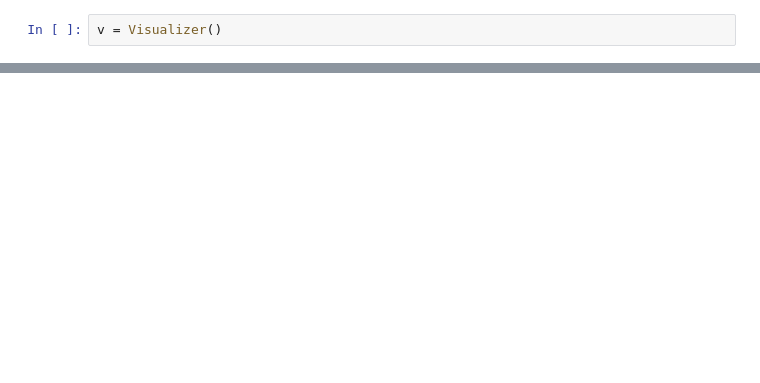
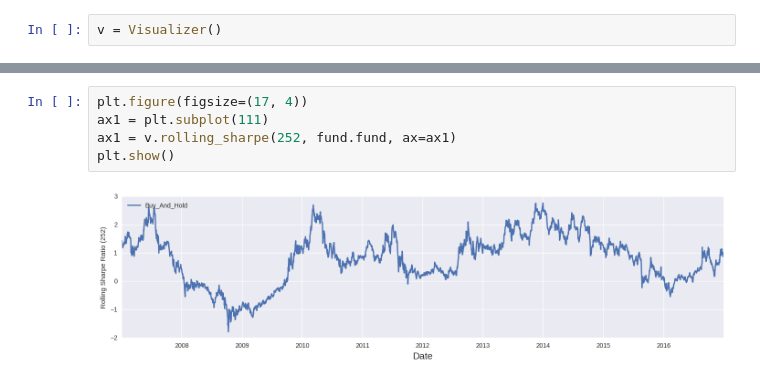
Before and after one commit to JamesBrofos/Odin, a Jupyter notebook: examples/notebooks/buy_and_hold/Buy And Hold.ipynb, the cells around one changed output, grey strips where cells are left out. Drawn from its saved outputs; the diff is of its cells as text; blank space fills up the shorter version.

Commit message:
fills from orders; rolling sharpe ratio; separate proportion functions for buy & sell; consistent formatting of datetimes

```diff
--- a/examples/notebooks/buy_and_hold/Buy And Hold.ipynb
+++ b/examples/notebooks/buy_and_hold/Buy And Hold.ipynb
@@ -37,0 +38,7 @@ plt.show()
+# %%
+plt.figure(figsize=(17, 4))
+ax1 = plt.subplot(111)
+ax1 = v.rolling_sharpe(252, fund.fund, ax=ax1)
+plt.show()
+# %% [output]
+[figure, added]
```
Also changed, not shown: parts of 3 cells of this notebook, 18 other files.
